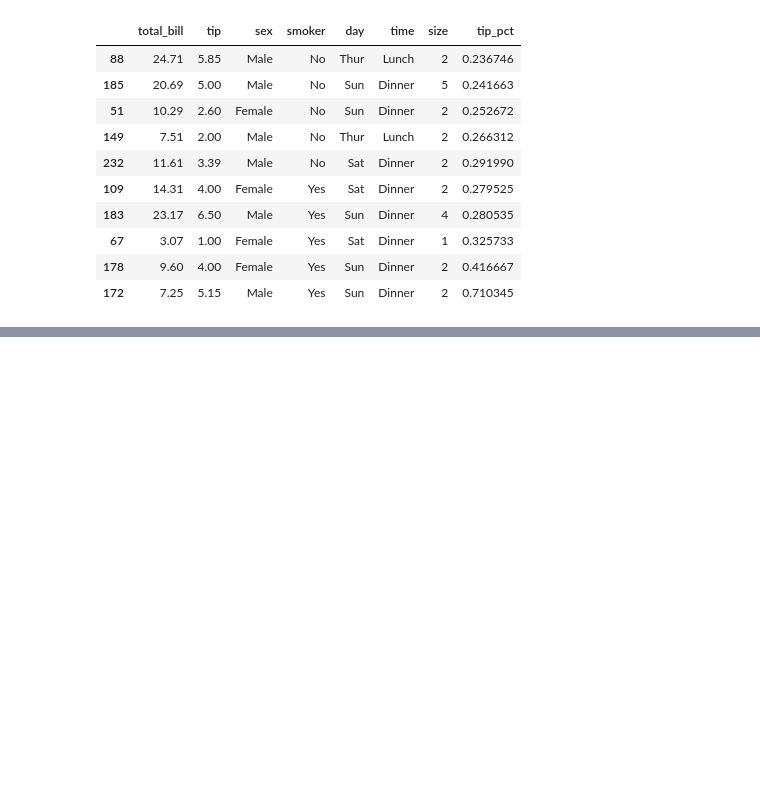
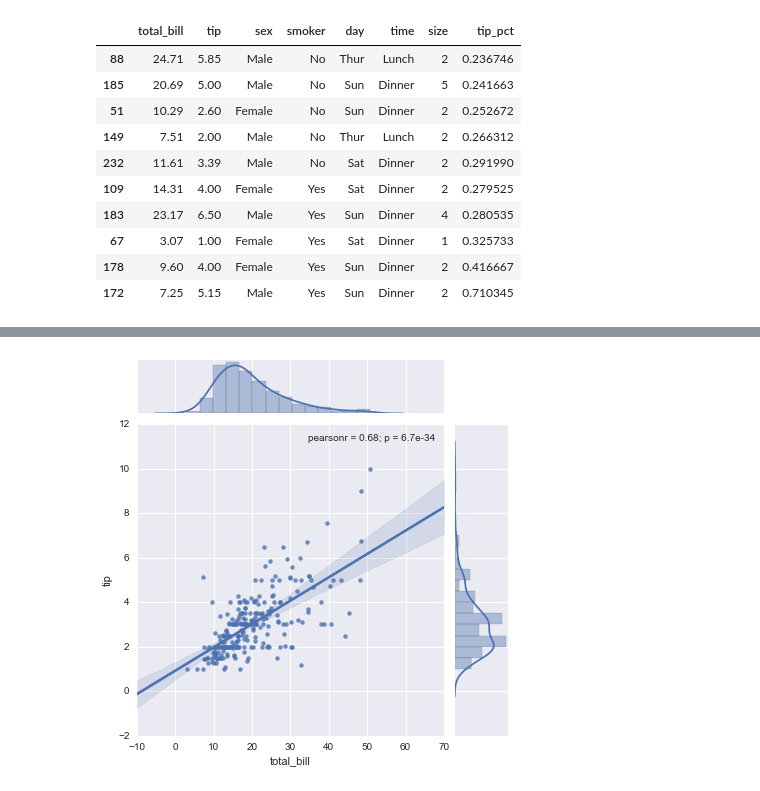
Before and after one commit to yanzhen74/dataanalysisbypython, a Jupyter notebook: ch09third.ipynb, the cells around one changed output, grey strips where cells are left out. Cells and saved outputs as stored; diff of their text form; code cells hidden in the pictures; blank space fills up the shorter version.

```diff
--- a/ch09third.ipynb
+++ b/ch09third.ipynb
@@ -232,0 +311,8 @@ tips.groupby('smoker', group_keys=False).apply(top)
+# %%
+import seaborn as sns
+
+tips = sns.load_dataset( "tips" )
+
+sns.jointplot( "total_bill" , "tip" , tips, kind = 'reg' );
+# %% [output]
+[figure, added]
```
Also changed, not shown: parts of 8 cells of this notebook.
